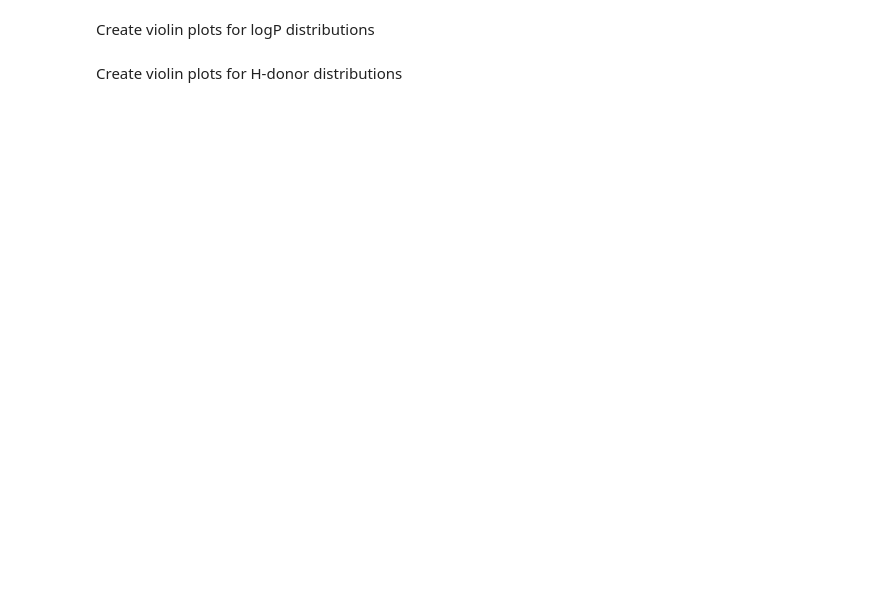
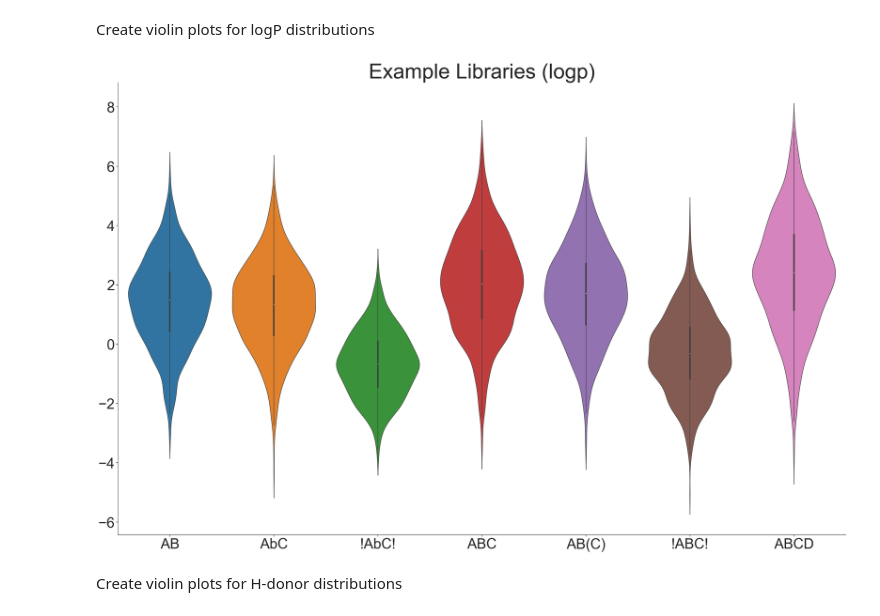
Before and after one commit to wkweigel/DELTA, a Jupyter notebook: Properties_Analysis.ipynb, the cells around one changed output. Cells and saved outputs as stored; diff of their text form; code cells hidden in the pictures; blank space fills up the shorter version.

```diff
--- a/Properties_Analysis.ipynb
+++ b/Properties_Analysis.ipynb
@@ -196,21 +90,23 @@ Create violin plots for logP distributions
 # %%
 property='logp'
 
-plot_df=assemble_plot_df(property)
+plot_df=MolProps.CompoundProperties.assemble_plot_df(property)
 
 #Comment this line on if you are importing from a csv with pre-calculated values
 #prop_df=Property_Dataframe(property)
 
 ax = sns.violinplot(data=plot_df, scale='count', palette=sns.color_palette('tab10'), inner='box')
 
 sns.set(rc={'figure.figsize':(40, 25)})
 sns.set_context("paper", rc={"font.size":8,"axes.titlesize":8,"axes.labelsize":5})
 sns.set(font_scale=4)
 plt.title( str(dataset+' ('+property+')'), size =64 )
 
 sns.set_style('ticks')
 sns.despine()
 plt.savefig(str(dataset+'_'+property+'.svg'), bbox_inches='tight')
+# %% [output]
+[figure, added]
 # %% [markdown]
 Create violin plots for H-donor distributions
 # %%
```
Also changed, not shown: parts of 15 cells of this notebook, 1 other file.
